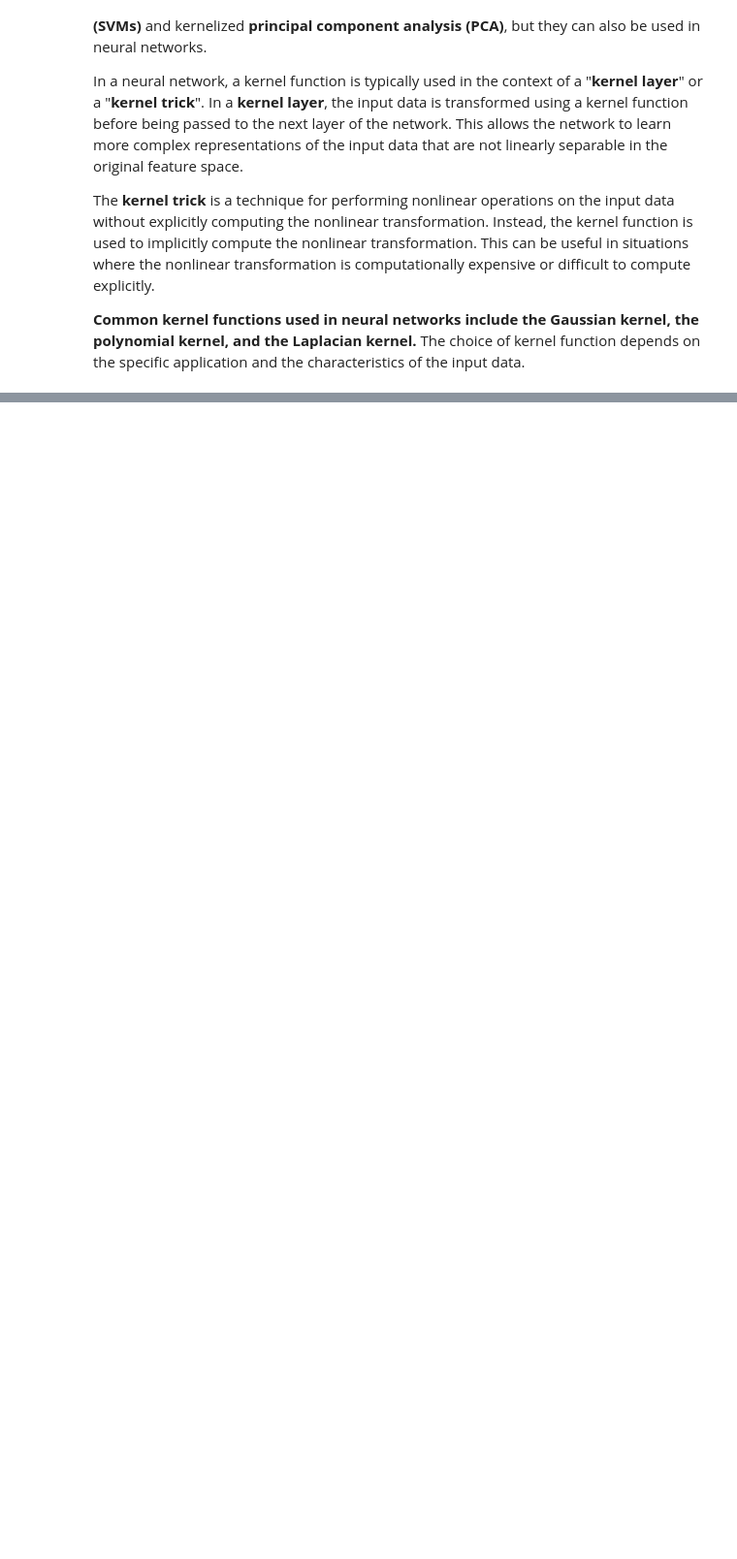
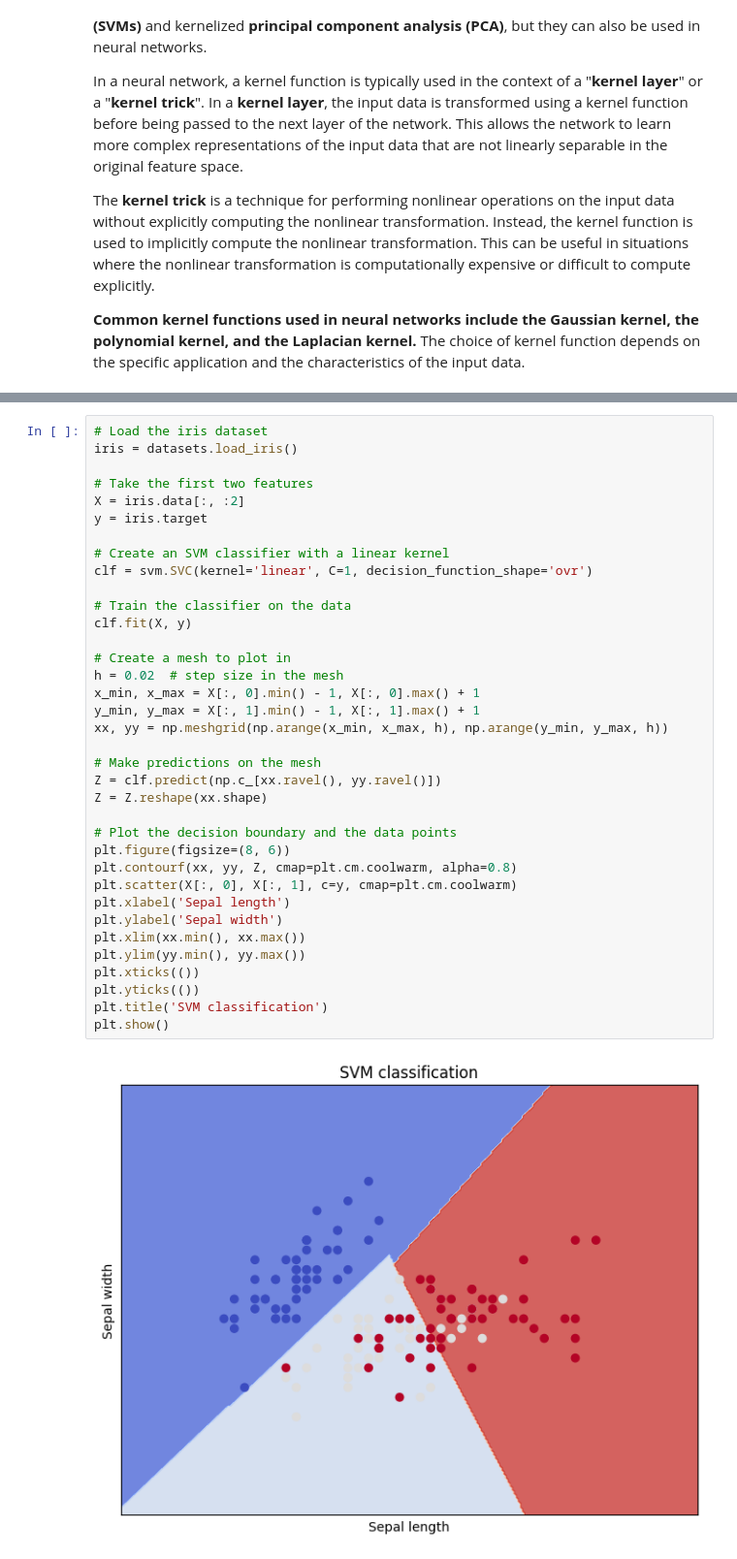
Before and after one commit to Hamid-Mofidi/The-Principles-of-Deep-Learning-Theory, a Jupyter notebook: Ch. 0: Initialization/0.1 and 0.2.ipynb, the cells around one changed output, grey strips where cells are left out. Shown at 97% size. Cells and saved outputs as stored; diff of their text form; blank space fills up the shorter version.

```diff
--- a/Ch. 0: Initialization/0.1 and 0.2.ipynb
+++ b/Ch. 0: Initialization/0.1 and 0.2.ipynb
@@ -172,0 +198,38 @@ The **kernel trick** is a technique for performing nonlinear operations on the i
+# %%
+# Load the iris dataset
+iris = datasets.load_iris()
+
+# Take the first two features
+X = iris.data[:, :2]
+y = iris.target
+
+# Create an SVM classifier with a linear kernel
+clf = svm.SVC(kernel='linear', C=1, decision_function_shape='ovr')
+
+# Train the classifier on the data
+clf.fit(X, y)
+
+# Create a mesh to plot in
+h = 0.02  # step size in the mesh
+x_min, x_max = X[:, 0].min() - 1, X[:, 0].max() + 1
+y_min, y_max = X[:, 1].min() - 1, X[:, 1].max() + 1
+xx, yy = np.meshgrid(np.arange(x_min, x_max, h), np.arange(y_min, y_max, h))
+
+# Make predictions on the mesh
+Z = clf.predict(np.c_[xx.ravel(), yy.ravel()])
+Z = Z.reshape(xx.shape)
+
+# Plot the decision boundary and the data points
+plt.figure(figsize=(8, 6))
+plt.contourf(xx, yy, Z, cmap=plt.cm.coolwarm, alpha=0.8)
+plt.scatter(X[:, 0], X[:, 1], c=y, cmap=plt.cm.coolwarm)
+plt.xlabel('Sepal length')
+plt.ylabel('Sepal width')
+plt.xlim(xx.min(), xx.max())
+plt.ylim(yy.min(), yy.max())
+plt.xticks(())
+plt.yticks(())
+plt.title('SVM classification')
+plt.show()
+# %% [output]
+[figure, added]
```
Also changed, not shown: parts of 5 cells of this notebook.
